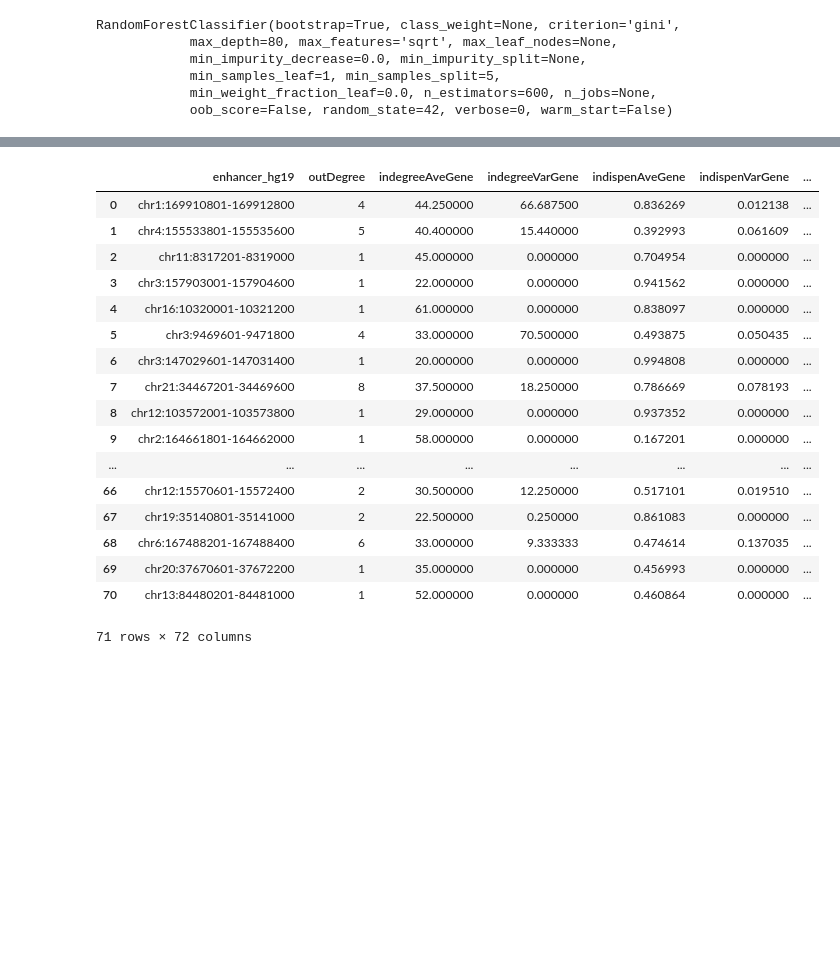
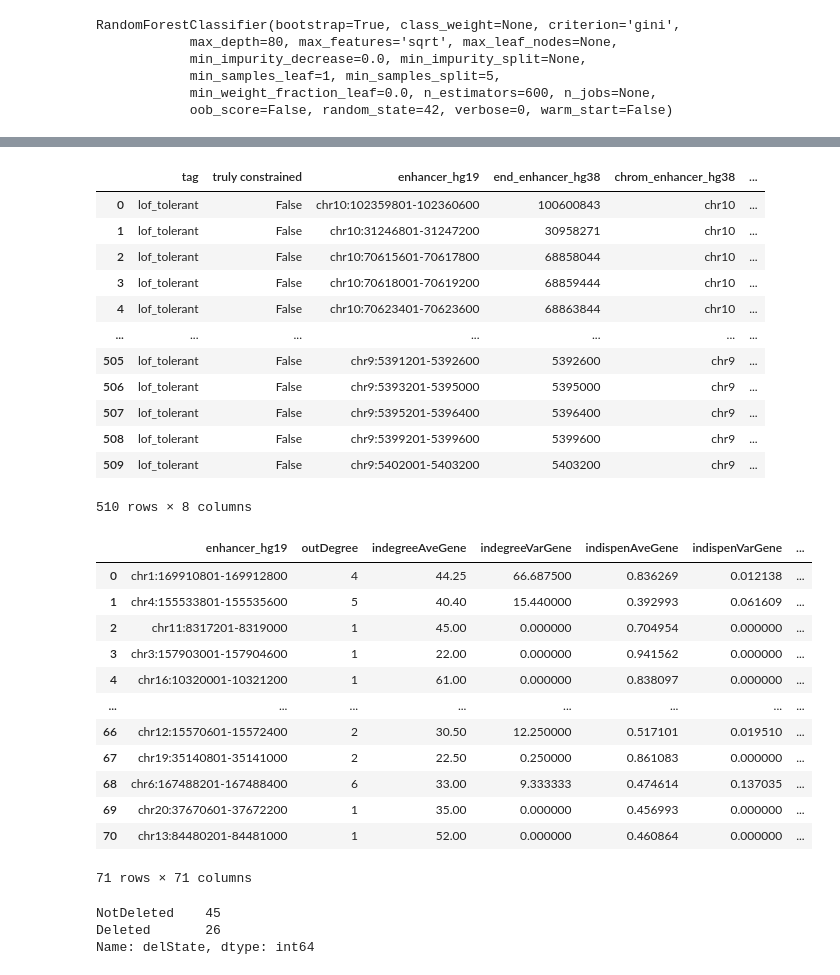
Before and after one commit to petermchale/lofTolEnhancers, a Jupyter notebook: a.ipynb, the cells around one changed output, grey strips where cells are left out. Cells and saved outputs as stored; diff of their text form; code cells hidden in the pictures; blank space fills up the shorter version.

```diff
--- a/a.ipynb
+++ b/a.ipynb
@@ -35,7 +38,10 @@ def read_train_network_features():
   X['enhancer_hg19'] = X['enhancer_hg19'].apply(make_unit_offset)
   return X
 
+pd.set_option('display.max_columns', 200)
+pd.set_option('display.max_rows', 10)
+
 DATA = read_train_network_features()
-DATA.head()
+DATA
 # %% [output]
 |  | enhancer_hg19 | outDegree | indegreeAveGene | indegreeVarGene | indispenAveGene | indispenVarGene | ... |
@@ -65,5 +84,5 @@ read_train_labels().head()
 # %%
-DATA = DATA.merge(read_train_labels(), on='enhancer_hg19')
-DATA.head()
+DATA = DATA.merge(read_train_labels(), on='enhancer_hg19', how='inner')
+DATA
 # %% [output]
 |  | enhancer_hg19 | outDegree | indegreeAveGene | indegreeVarGene | indispenAveGene | indispenVarGene | ... |
@@ -161,33 +181,50 @@ aggregate_over_windows(read_training_negatives_intersect_chen_windows()).head()
+# %%
+aggregate_over_windows(read_training_negatives_intersect_chen_windows())
+# %% [output]
+|  | tag | truly constrained | enhancer_hg19 | end_enhancer_hg38 | chrom_enhancer_hg38 | ... |
+| 0 | lof_tolerant | False | chr10:102359801-102360600 | 100600843 | chr10 | ... |
+| 1 | lof_tolerant | False | chr10:31246801-31247200 | 30958271 | chr10 | ... |
+| 2 | lof_tolerant | False | chr10:70615601-70617800 | 68858044 | chr10 | ... |
+| 3 | lof_tolerant | False | chr10:70618001-70619200 | 68859444 | chr10 | ... |
+| 4 | lof_tolerant | False | chr10:70623401-70623600 | 68863844 | chr10 | ... |
+| ... | ... | ... | ... | ... | ... | ... |
+| 505 | lof_tolerant | False | chr9:5391201-5392600 | 5392600 | chr9 | ... |
+| 506 | lof_tolerant | False | chr9:5393201-5395000 | 5395000 | chr9 | ... |
+| 507 | lof_tolerant | False | chr9:5395201-5396400 | 5396400 | chr9 | ... |
+| 508 | lof_tolerant | False | chr9:5399201-5399600 | 5399600 | chr9 | ... |
+| 509 | lof_tolerant | False | chr9:5402001-5403200 | 5403200 | chr9 | ... |
+510 rows × 8 columns
 # %%
 def read_training_examples_intersect_chen_windows():
   df = pd.concat([
     aggregate_over_windows(read_training_positives_intersect_chen_windows()),
     aggregate_over_windows(read_training_negatives_intersect_chen_windows()),
   ])
 
   df = df.reset_index(drop=True) # create new index and drop old index
   return df
 
-# TODO: why are there less than 100 examples after merging:
-DATA = DATA.merge(read_training_examples_intersect_chen_windows(), on='enhancer_hg19')
+# NOTE: the number of training examples is reduced because some of the original training examples do not overlap Chen windows:
+DATA = DATA.merge(read_training_examples_intersect_chen_windows(), on='enhancer_hg19', how='inner')
 DATA
 # %% [output]
 |  | enhancer_hg19 | outDegree | indegreeAveGene | indegreeVarGene | indispenAveGene | indispenVarGene | ... |
-| 0 | chr1:169910801-169912800 | 4 | 44.250000 | 66.687500 | 0.836269 | 0.012138 | ... |
-| 1 | chr4:155533801-155535600 | 5 | 40.400000 | 15.440000 | 0.392993 | 0.061609 | ... |
-| 2 | chr11:8317201-8319000 | 1 | 45.000000 | 0.000000 | 0.704954 | 0.000000 | ... |
-| 3 | chr3:157903001-157904600 | 1 | 22.000000 | 0.000000 | 0.941562 | 0.000000 | ... |
-| 4 | chr16:10320001-10321200 | 1 | 61.000000 | 0.000000 | 0.838097 | 0.000000 | ... |
-| 5 | chr3:9469601-9471800 | 4 | 33.000000 | 70.500000 | 0.493875 | 0.050435 | ... |
-| 6 | chr3:147029601-147031400 | 1 | 20.000000 | 0.000000 | 0.994808 | 0.000000 | ... |
-| 7 | chr21:34467201-34469600 | 8 | 37.500000 | 18.250000 | 0.786669 | 0.078193 | ... |
-| 8 | chr12:103572001-103573800 | 1 | 29.000000 | 0.000000 | 0.937352 | 0.000000 | ... |
-| 9 | chr2:164661801-164662000 | 1 | 58.000000 | 0.000000 | 0.167201 | 0.000000 | ... |
+| 0 | chr1:169910801-169912800 | 4 | 44.25 | 66.687500 | 0.836269 | 0.012138 | ... |
+| 1 | chr4:155533801-155535600 | 5 | 40.40 | 15.440000 | 0.392993 | 0.061609 | ... |
+| 2 | chr11:8317201-8319000 | 1 | 45.00 | 0.000000 | 0.704954 | 0.000000 | ... |
+| 3 | chr3:157903001-157904600 | 1 | 22.00 | 0.000000 | 0.941562 | 0.000000 | ... |
+| 4 | chr16:10320001-10321200 | 1 | 61.00 | 0.000000 | 0.838097 | 0.000000 | ... |
 | ... | ... | ... | ... | ... | ... | ... | ... |
-| 66 | chr12:15570601-15572400 | 2 | 30.500000 | 12.250000 | 0.517101 | 0.019510 | ... |
-| 67 | chr19:35140801-35141000 | 2 | 22.500000 | 0.250000 | 0.861083 | 0.000000 | ... |
-| 68 | chr6:167488201-167488400 | 6 | 33.000000 | 9.333333 | 0.474614 | 0.137035 | ... |
-| 69 | chr20:37670601-37672200 | 1 | 35.000000 | 0.000000 | 0.456993 | 0.000000 | ... |
-| 70 | chr13:84480201-84481000 | 1 | 52.000000 | 0.000000 | 0.460864 | 0.000000 | ... |
+| 66 | chr12:15570601-15572400 | 2 | 30.50 | 12.250000 | 0.517101 | 0.019510 | ... |
+| 67 | chr19:35140801-35141000 | 2 | 22.50 | 0.250000 | 0.861083 | 0.000000 | ... |
+| 68 | chr6:167488201-167488400 | 6 | 33.00 | 9.333333 | 0.474614 | 0.137035 | ... |
+| 69 | chr20:37670601-37672200 | 1 | 35.00 | 0.000000 | 0.456993 | 0.000000 | ... |
+| 70 | chr13:84480201-84481000 | 1 | 52.00 | 0.000000 | 0.460864 | 0.000000 | ... |
-71 rows × 72 columns
+71 rows × 71 columns
+# %%
+DATA['delState'].value_counts()
+# %% [output]
+NotDeleted    45
+Deleted       26
+Name: delState, dtype: int64
 # %%
```
Also changed, not shown: parts of 14 cells of this notebook.
